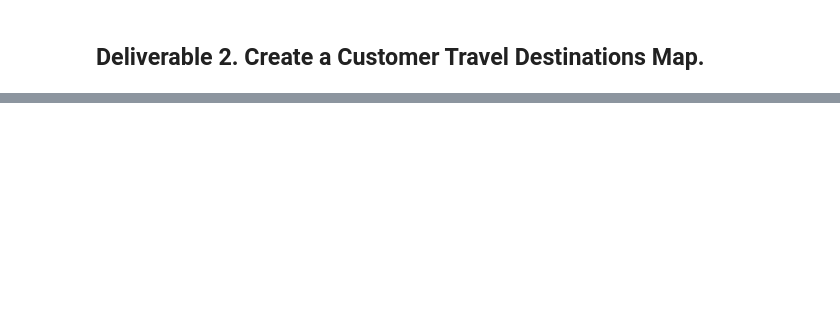
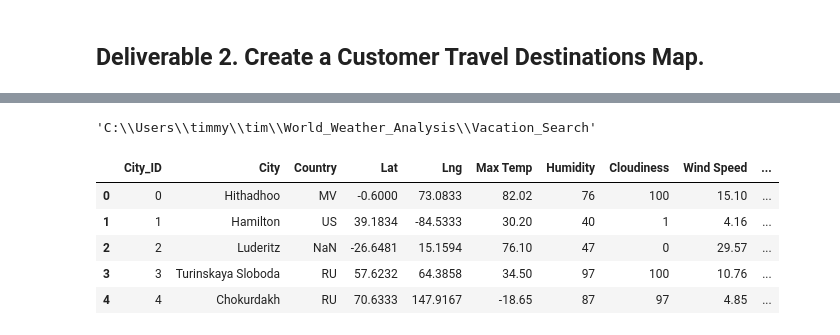
Before and after one commit to timmyclean/World_Weather_Analysis, a Jupyter notebook: Vacation_Search/Vacation_Search_.ipynb, the cells around one changed output, grey strips where cells are left out. Cells and saved outputs as stored; diff of their text form; code cells hidden in the pictures; blank space fills up the shorter version.

```diff
--- a/Vacation_Search/Vacation_Search_.ipynb
+++ b/Vacation_Search/Vacation_Search_.ipynb
@@ -16,7 +14,18 @@ ImportError: cannot import name 'g_key' from 'config' (C:\Users\timmy\World_Weat
+# %%
+pwd
+# %% [output]
+'C:\\Users\\timmy\\tim\\World_Weather_Analysis\\Vacation_Search'
 # %%
 # 1. Import the WeatherPy_database.csv file.
-city_data_df = pd.read_csv("Weather_Database/WeatherPy_database.csv")
+city_data_df = pd.read_csv("../Weather_Database/WeatherPy_database.csv")
 city_data_df.head()
+# %% [output]
+|  | City_ID | City | Country | Lat | Lng | Max Temp | Humidity | Cloudiness | Wind Speed | ... |
+| 0 | 0 | Hithadhoo | MV | -0.6000 | 73.0833 | 82.02 | 76 | 100 | 15.10 | ... |
+| 1 | 1 | Hamilton | US | 39.1834 | -84.5333 | 30.20 | 40 | 1 | 4.16 | ... |
+| 2 | 2 | Luderitz | NaN | -26.6481 | 15.1594 | 76.10 | 47 | 0 | 29.57 | ... |
+| 3 | 3 | Turinskaya Sloboda | RU | 57.6232 | 64.3858 | 34.50 | 97 | 100 | 10.76 | ... |
+| 4 | 4 | Chokurdakh | RU | 70.6333 | 147.9167 | -18.65 | 87 | 97 | 4.85 | ... |
 # %%
 # 2. Prompt the user to enter minimum and maximum temperature criteria
 min_temp = float(input("What is the minimum temperature you would like for your trip? "))
```
Also changed, not shown: parts of 11 cells of this notebook, 3 other files.
